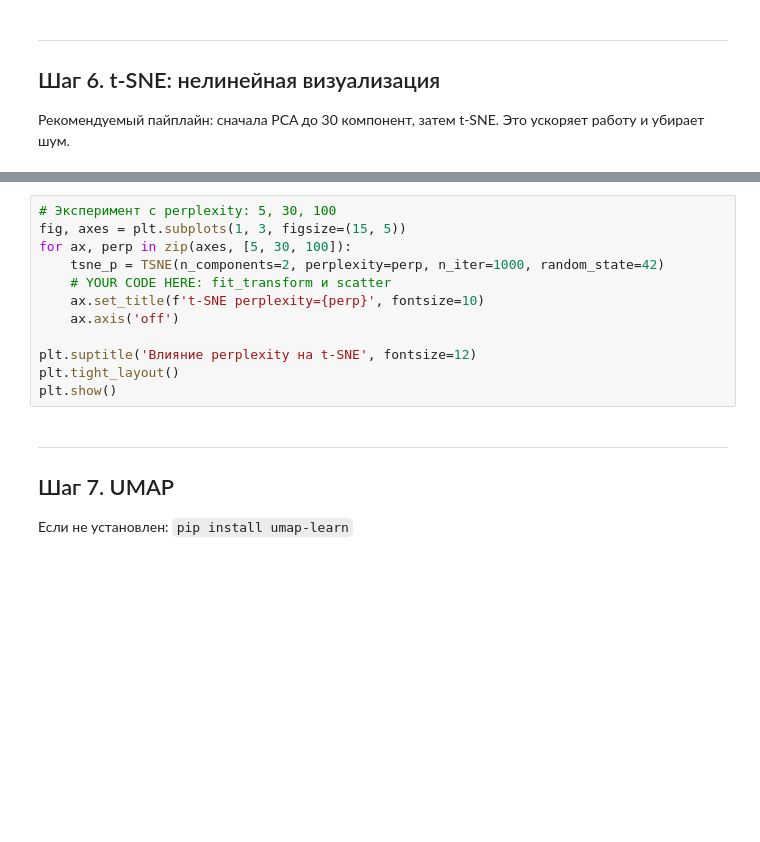
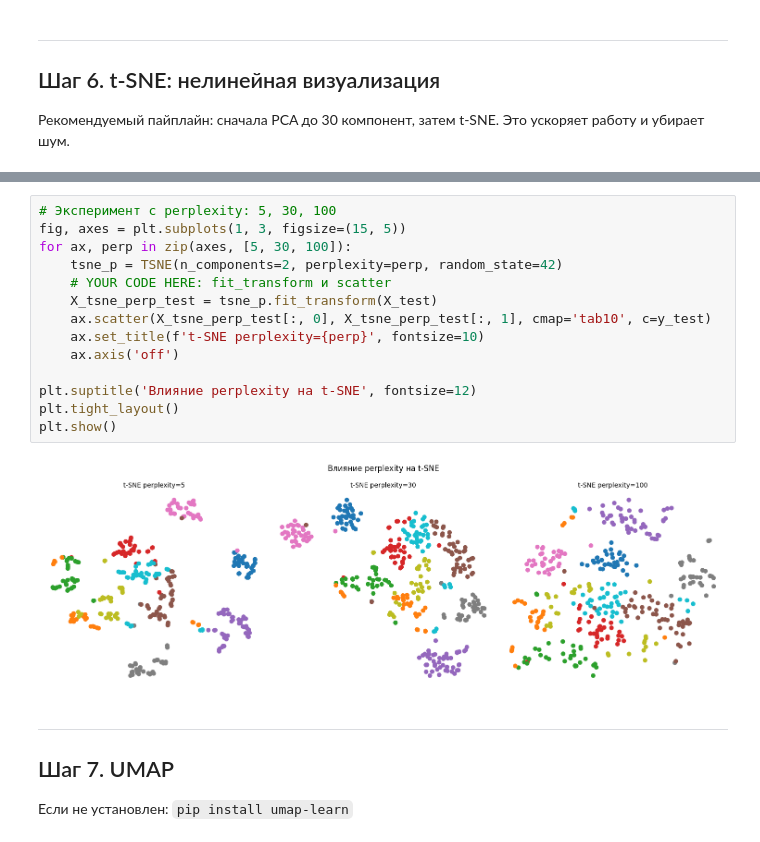
Before and after one commit to topj0bstule/ML_Course, a Jupyter notebook: hw18_/pca_practice_student.ipynb, the cells around one changed output, grey strips where cells are left out. Saved outputs shown, nothing was run; the diff lists cells and outputs as text; blank space fills up the shorter version.

```diff
--- a/hw18_/pca_practice_student.ipynb
+++ b/hw18_/pca_practice_student.ipynb
@@ -250,15 +255,19 @@ plt.show()
 # %%
 # Эксперимент с perplexity: 5, 30, 100
 fig, axes = plt.subplots(1, 3, figsize=(15, 5))
 for ax, perp in zip(axes, [5, 30, 100]):
-    tsne_p = TSNE(n_components=2, perplexity=perp, n_iter=1000, random_state=42)
+    tsne_p = TSNE(n_components=2, perplexity=perp, random_state=42)
     # YOUR CODE HERE: fit_transform и scatter
+    X_tsne_perp_test = tsne_p.fit_transform(X_test)
+    ax.scatter(X_tsne_perp_test[:, 0], X_tsne_perp_test[:, 1], cmap='tab10', c=y_test)
     ax.set_title(f't-SNE perplexity={perp}', fontsize=10)
     ax.axis('off')
 
 plt.suptitle('Влияние perplexity на t-SNE', fontsize=12)
 plt.tight_layout()
 plt.show()
+# %% [output]
+[figure, added]
 # %% [markdown]
 ---
 ## Шаг 7. UMAP
```
Also changed, not shown: parts of 1 cell of this notebook.
